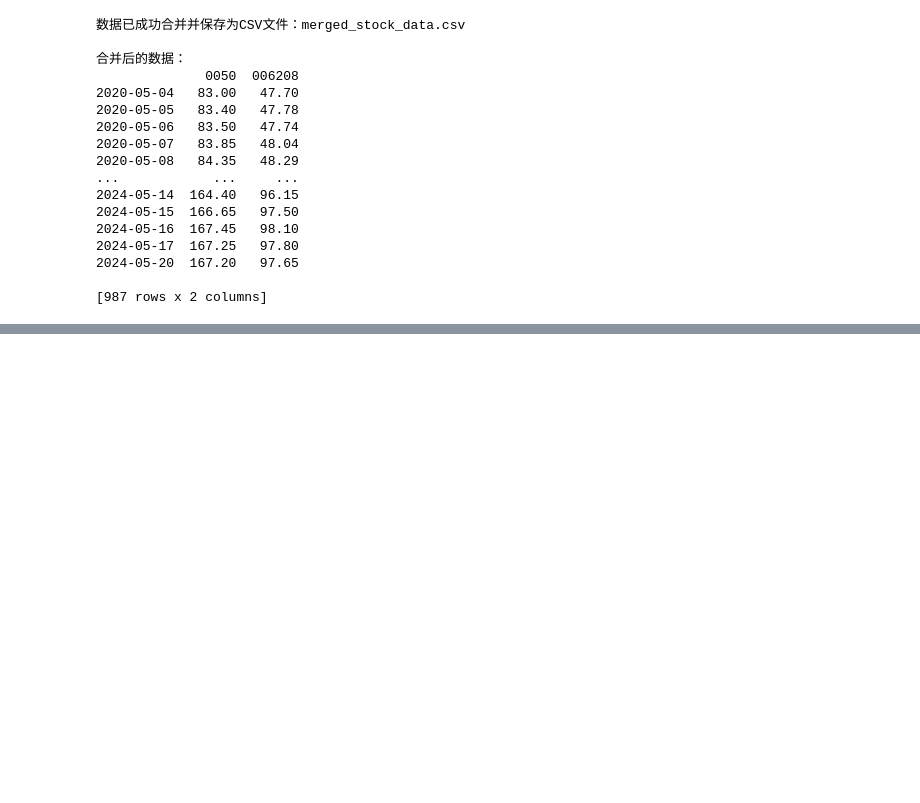
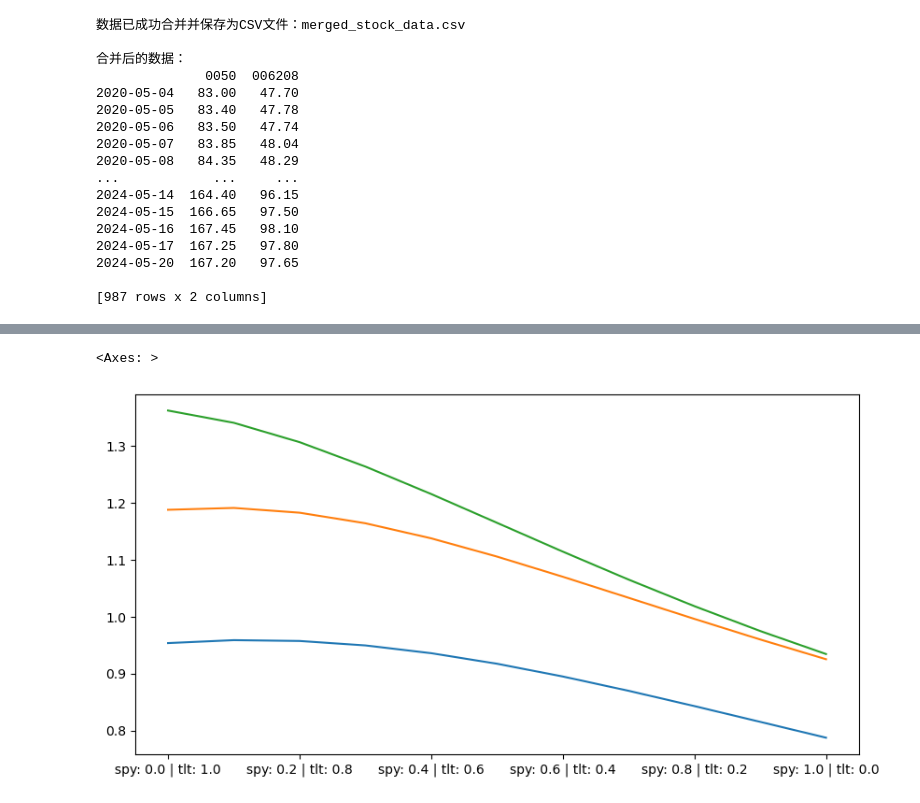
Before and after one commit to tim12332000/TW_ETF, a Jupyter notebook: startup.ipynb, the cells around one changed output, grey strips where cells are left out. Saved outputs shown, nothing was run; the diff lists cells and outputs as text; code cells hidden in the pictures; blank space fills up the shorter version.

```diff
--- a/startup.ipynb
+++ b/startup.ipynb
@@ -348,0 +1238,9 @@ merge_and_save_csv(stock_codes, output_file)
+# %%
+stats = strategies.calc_stats()
+stats = pd.DataFrame(
+    {
+        name:pd.Series({key:getattr(pf, key) for key in dir(pf) if isinstance(getattr(pf, key), float)}, name=name)
+        for name,pf in stats.items()
+    }).transpose()
+
+stats.head()
@@ -348,0 +1269,10 @@ merge_and_save_csv(stock_codes, output_file)
+# %%
+import matplotlib.pyplot as plt
+plt.figure(figsize=(10, 5))  # 10 是寬度，5 是高度
+
+stats['yearly_sharpe'].plot()
+stats['monthly_sharpe'].plot()
+stats['daily_sharpe'].plot()
+# %% [output]
+<Axes: >
+[figure, added]
```
Also changed, not shown: parts of 16 cells of this notebook, 1 other file.
